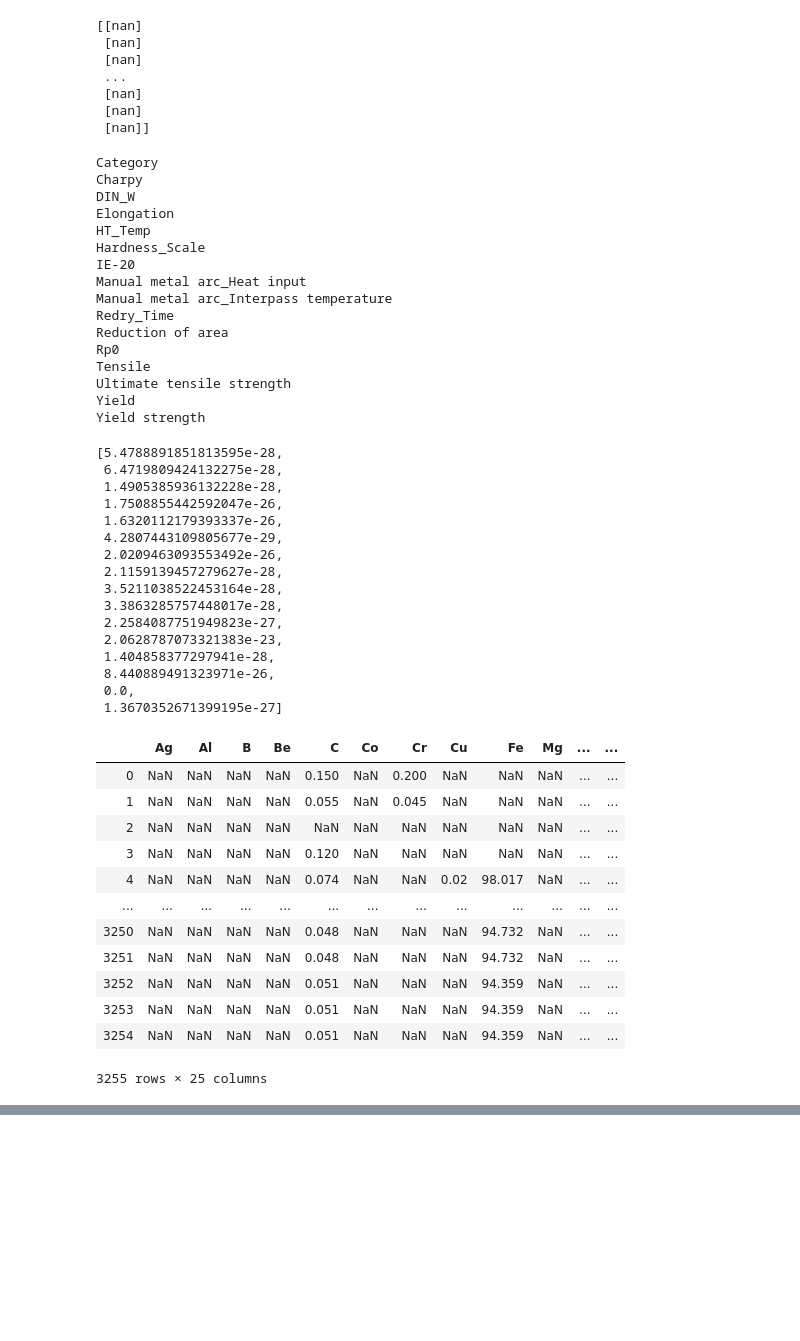
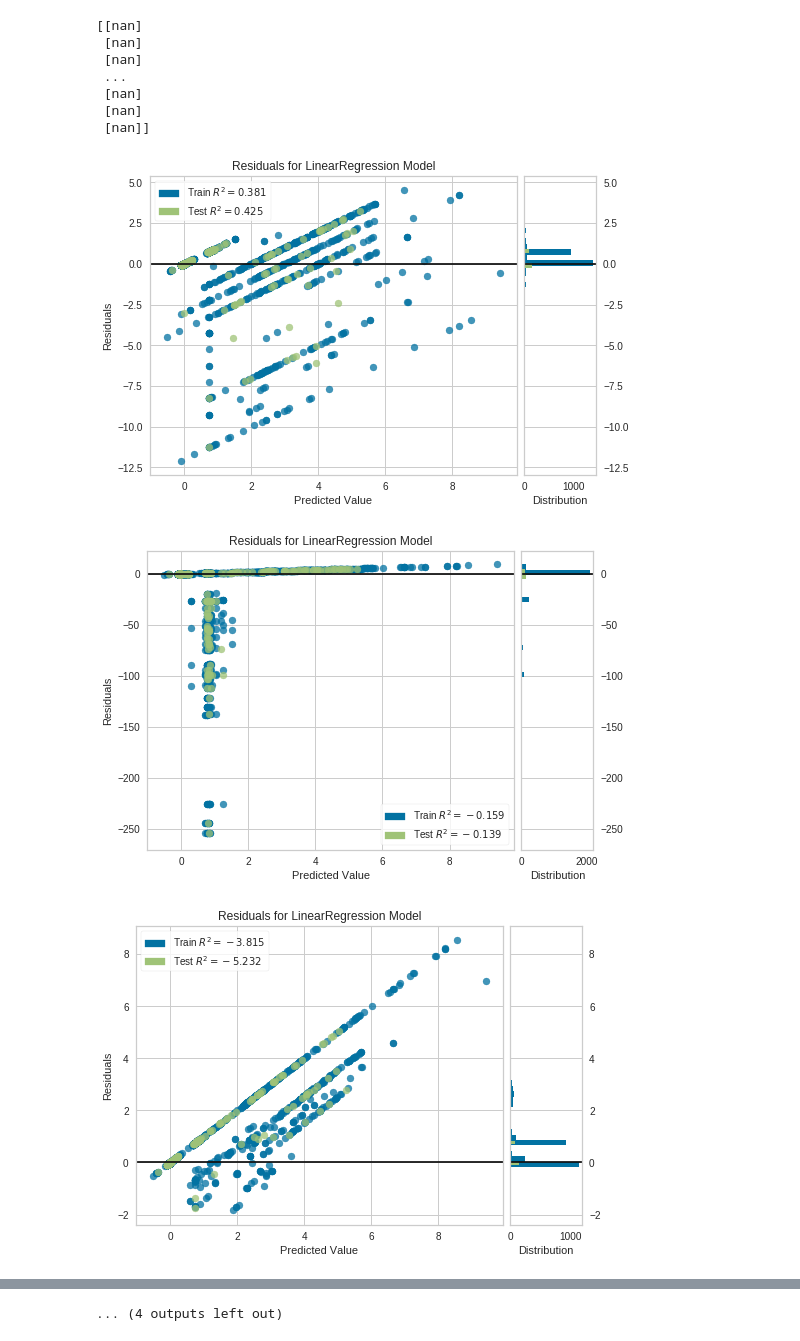
Before and after one commit to PrasannS/WeldingAnalysis, a Jupyter notebook: analysis_2.ipynb, the cells around one changed output, grey strips where cells are left out. Saved outputs shown, nothing was run; the diff lists cells and outputs as text; code cells hidden in the pictures; blank space fills up the shorter version.

```diff
--- a/analysis_2.ipynb
+++ b/analysis_2.ipynb
@@ -197,55 +192,24 @@ from sklearn.metrics import mean_squared_error
-# %%
-a = []
-for i in range (0,16):
-    print(columns[i])
-    a.append(get_model_err(df, columns[i]))
-a
-# %% [output]
-Category
-Charpy
-DIN_W
-Elongation
-HT_Temp
-Hardness_Scale
-IE-20
-Manual metal arc_Heat input
-Manual metal arc_Interpass temperature
-Redry_Time
-Reduction of area
-Rp0
-Tensile
-Ultimate tensile strength
-Yield
-Yield strength
-[5.4788891851813595e-28,
- 6.4719809424132275e-28,
- 1.4905385936132228e-28,
- 1.7508855442592047e-26,
- 1.6320112179393337e-26,
- 4.2807443109805677e-29,
- 2.0209463093553492e-26,
- 2.1159139457279627e-28,
- 3.5211038522453164e-28,
- 3.3863285757448017e-28,
- 2.2584087751949823e-27,
- 2.0628787073321383e-23,
- 1.404858377297941e-28,
- 8.440889491323971e-26,
- 0.0,
- 1.3670352671399195e-27]
-# %%
-elems
-# %% [output]
-|  | Ag | Al | B | Be | C | Co | Cr | Cu | Fe | Mg | ... | ... |
-| 0 | NaN | NaN | NaN | NaN | 0.150 | NaN | 0.200 | NaN | NaN | NaN | ... | ... |
-| 1 | NaN | NaN | NaN | NaN | 0.055 | NaN | 0.045 | NaN | NaN | NaN | ... | ... |
-| 2 | NaN | NaN | NaN | NaN | NaN | NaN | NaN | NaN | NaN | NaN | ... | ... |
-| 3 | NaN | NaN | NaN | NaN | 0.120 | NaN | NaN | NaN | NaN | NaN | ... | ... |
-| 4 | NaN | NaN | NaN | NaN | 0.074 | NaN | NaN | 0.02 | 98.017 | NaN | ... | ... |
-| ... | ... | ... | ... | ... | ... | ... | ... | ... | ... | ... | ... | ... |
-| 3250 | NaN | NaN | NaN | NaN | 0.048 | NaN | NaN | NaN | 94.732 | NaN | ... | ... |
-| 3251 | NaN | NaN | NaN | NaN | 0.048 | NaN | NaN | NaN | 94.732 | NaN | ... | ... |
-| 3252 | NaN | NaN | NaN | NaN | 0.051 | NaN | NaN | NaN | 94.359 | NaN | ... | ... |
-| 3253 | NaN | NaN | NaN | NaN | 0.051 | NaN | NaN | NaN | 94.359 | NaN | ... | ... |
-| 3254 | NaN | NaN | NaN | NaN | 0.051 | NaN | NaN | NaN | 94.359 | NaN | ... | ... |
-3255 rows × 25 columns
+# %%
+def try_model(model):
+    a = []
+    for i in range (0,16):
+        err = get_model_err(df, columns[i],model)
+        a.append(err)
+    i = 0
+    for c in a:
+        if c<1:
+            print(columns[i] +" "+str(c))
+        i+=1
+
+def get_res_plots(model):
+    a = []
+    for i in range (0,16):
+        err = get_model_residual(df, columns[i],model)
+        err.show()
+        a.append(err)
+# %%
+get_res_plots(linear_model.LinearRegression())
+# %% [output]
+[figure, added]
+[figure, added]
+[figure, added]
@@ -251,0 +225 @@ elems
+... (4 outputs left out)
```
Also changed, not shown: parts of 8 cells of this notebook.
